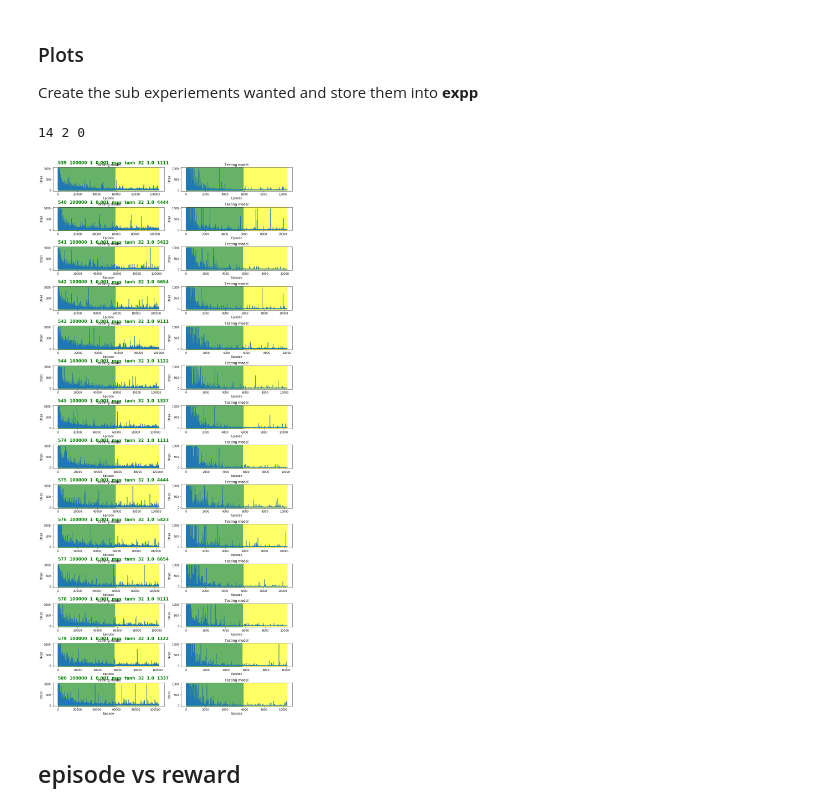
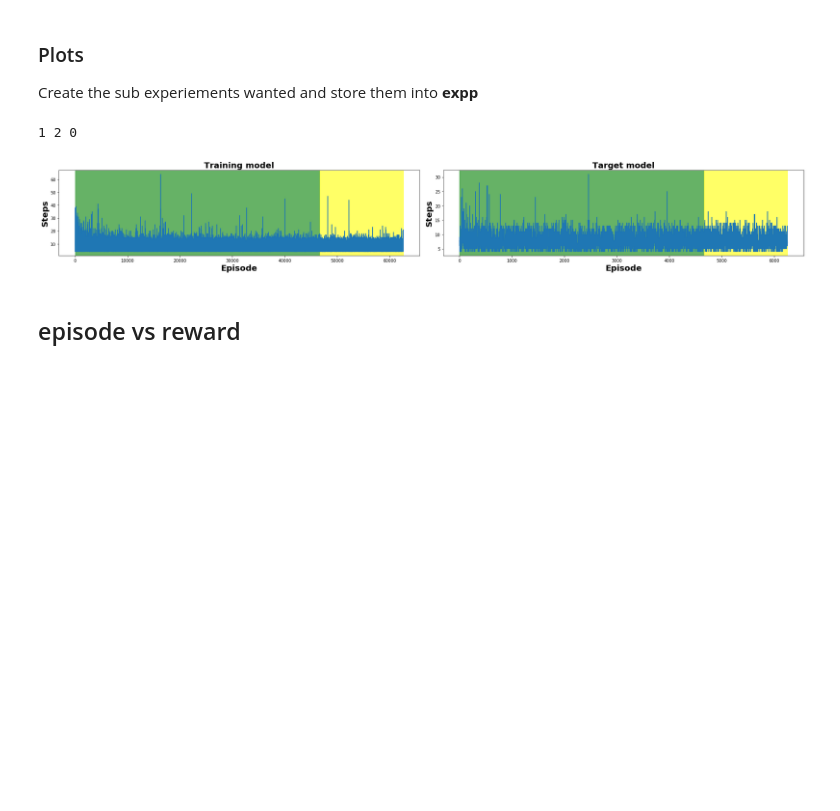
Before and after one commit to aqeel13932/APES_PT, a Jupyter notebook: output/Analysis.ipynb, the cells around one changed output. Cells and saved outputs as stored; diff of their text form; code cells hidden in the pictures; blank space fills up the shorter version.

```diff
--- a/output/Analysis.ipynb
+++ b/output/Analysis.ipynb
@@ -126,20 +176,20 @@ WantedScopes=[]
 WantedScopes.append((expp[['experiment','tr_AR','ts_AR','tr_AS','ts_AS']],'All'))
 
 #Top 10 depending on Average Reward for test
-WantedScopes.append((expp[['experiment','tr_AR','ts_AR','tr_AS','ts_AS']].sort_values('ts_AR',ascending=False).head(10),'For best 10 Testing'))
+#WantedScopes.append((expp[['experiment','tr_AR','ts_AR','tr_AS','ts_AS']].sort_values('ts_AR',ascending=False).head(10),'For best 10 Testing'))
 #Top 10 AR for Training
-WantedScopes.append((expp[['experiment','tr_AR','ts_AR','tr_AS','ts_AS']].sort_values('tr_AR',ascending=False).head(10),'For best 10 Training'))
+#WantedScopes.append((expp[['experiment','tr_AR','ts_AR','tr_AS','ts_AS']].sort_values('tr_AR',ascending=False).head(10),'For best 10 Training'))
 counter=1
 for tt,strng in WantedScopes:
 
-    ax = plt.subplot(6,2,counter)
+    ax = plt.subplot(1,1,counter)
     counter+=1
     ax.scatter(tt.tr_AR,tt.ts_AR)
     ax.set_title('Reward,{}'.format(strng),color='red')
-    ax.set_xlabel('Training Average Reward')
-    ax.set_ylabel('Testing Average Reward')
-    for i in range(tt.shape[0]):
-        ax.annotate(int(tt.iloc[i]['experiment']),(tt.iloc[i]['tr_AR'],tt.iloc[i]['ts_AR']),color='green')
+    ax.set_xlabel('Training Model Average Reward')
+    ax.set_ylabel('Target Model Average Reward')
+    #for i in range(tt.shape[0]):
+    #    ax.annotate(int(tt.iloc[i]['experiment']),(tt.iloc[i]['tr_AR'],tt.iloc[i]['ts_AR']),color='green')
     ax = plt.subplot(6,2,counter)
     for i in range(tt.shape[0]):
         ax.annotate(int(tt.iloc[i]['experiment']),(tt.iloc[i]['tr_AS'],tt.iloc[i]['ts_AS']),color='green')
@@ -200,24 +237,27 @@ experiements[experiements.tr_count==experiements.tr_count.max()]
 Create the sub experiements wanted and store them into <b>expp</b>
 # %%
 #expp = experiements[(experiements.experiment>447)&(experiements.experiment<1000)]
-expp = experiements[experiements.experiment.isin([447,503,574,575])]
+expp = experiements[experiements.experiment.isin([609])]
 # %%
 x = expp.shape[0]
 y = 2
 z=0
 print(x,y,z)
-plt.figure(figsize=(13,x*2))
+#plt.figure(figsize=(13,x*2))
+plt.figure(figsize=(26,x*4))
 for i in log_progress(expp.experiment.as_matrix(),every=1,name='Drawing Experiment'):
     txt = expp[expp.experiment==i]
     vanish = txt.vanish.as_matrix()
     txt = txt.to_string(columns=expp.columns[[0,1,2,3,5,7,8,10,16]],\
                                                          header=False,index=False)
-    plotsteps(i,x,y,z,txt,vanish,False)
+    #plotsteps(i,x,y,z,txt,vanish,False)
+    plotsteps(i,x,y,z,'',vanish,False)
     z+=2
 plt.tight_layout()
+plt.savefig('../imgs/mods/609_steps.png')
 # %% [output]
-14 2 0
+1 2 0
-[figure, old version]
+[figure, new version]
 # %% [markdown]
 ## episode vs reward
 # %%
```
Also changed, not shown: parts of 20 cells of this notebook, 3 other files.
